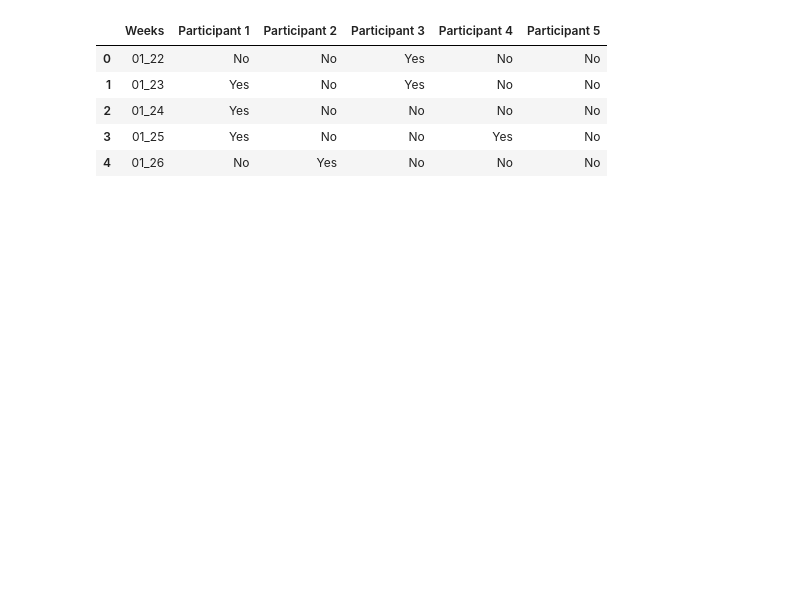
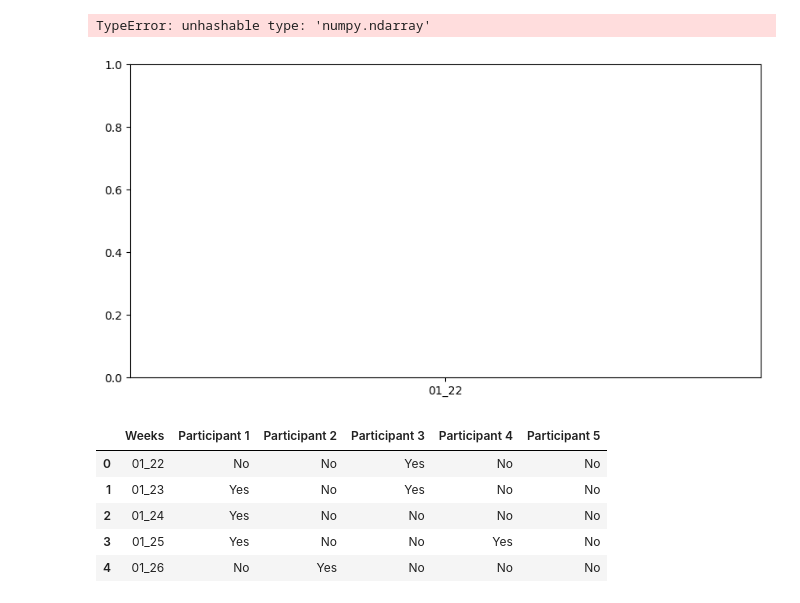
Before and after one commit to MicroMouth-Marvels/MicroMouth--Marvels, a Jupyter notebook: main.ipynb, the cells around one changed output. Drawn from its saved outputs; the diff is of its cells as text; code cells hidden in the pictures; blank space fills up the shorter version.

```diff
--- a/main.ipynb
+++ b/main.ipynb
@@ -148,24 +153,27 @@ plot_lactobacillus_consumption_avg(df_lifesum)
 # %%
 #plot for gumbleeding
 
-def plot_participants(df_before_gum_bleeding):
-    colors = ['red' if status == 'Yes' else 'blue' for status in df_before_gum_bleeding.iloc[:, 1:].values.flatten()]
+def plot_participants(df):
+    colors = ['red' if status == 'Yes' else 'blue' for status in df.iloc[:, 1:].values.flatten()]
 
 #plot the data
     plt.figure(figsize=(10,5))
-    plt.plot(df_before_gum_bleeding['Weeks'],df_before_gum_bleeding.iloc[:, 1:], marker='o', linestyle='-',color='black')
-    for i, Paricipant in enumerate(df_before_gum_bleeding.columns[1:]):
-        plt.scatter(df_before_gum_bleeding['Weeks'], df_before_gum_bleeding[Paricipant], color=colors[i::len(df_before_gum_bleeding.columns)-1])
-        plt.title(' Amount of gum bleeing baseline period')
-        plt.xlabel('Weeks')
-        plt.ylabel('participant')
-        plt.xticks(rotation=45)
-        plt.legend(df.columns[1:])
-        plt.grid(True)
-        plt.tight_layout()
-        plt.show()
+    plt.plot(df['Weeks'],df.iloc[:, 1:], marker='o', linestyle='-',color='black')
+    for i, paricipant in enumerate(df.columns[1:]):
+        plt.scatter(df['Weeks'], df[paricipant], color=colors[i::len(df.columns)-1])
+    plt.title(' Amount of gum bleeing baseline period')
+    plt.xlabel('Weeks')
+    plt.ylabel('participant')
+    plt.xticks(rotation=45)
+    plt.legend(df.columns[1:])
+    plt.grid(True)
+    plt.tight_layout()
+    plt.show()
 
-        plot_participants(df_before_gum_bleeding)
+plot_participants(df_before_gum_bleeding)
+# %% [output]
+TypeError: unhashable type: 'numpy.ndarray'
+[figure, added]
 # %%
 df_after_gum_bleeding.head()
 # %% [output]
```
Also changed, not shown: parts of 3 cells of this notebook, 1 other file.
